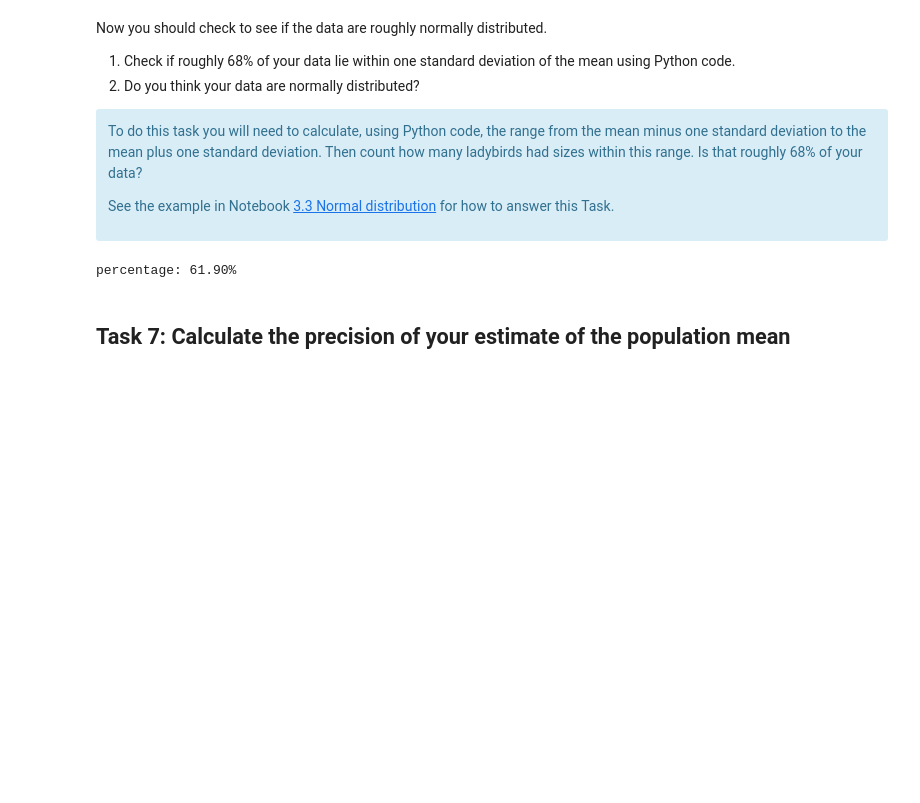
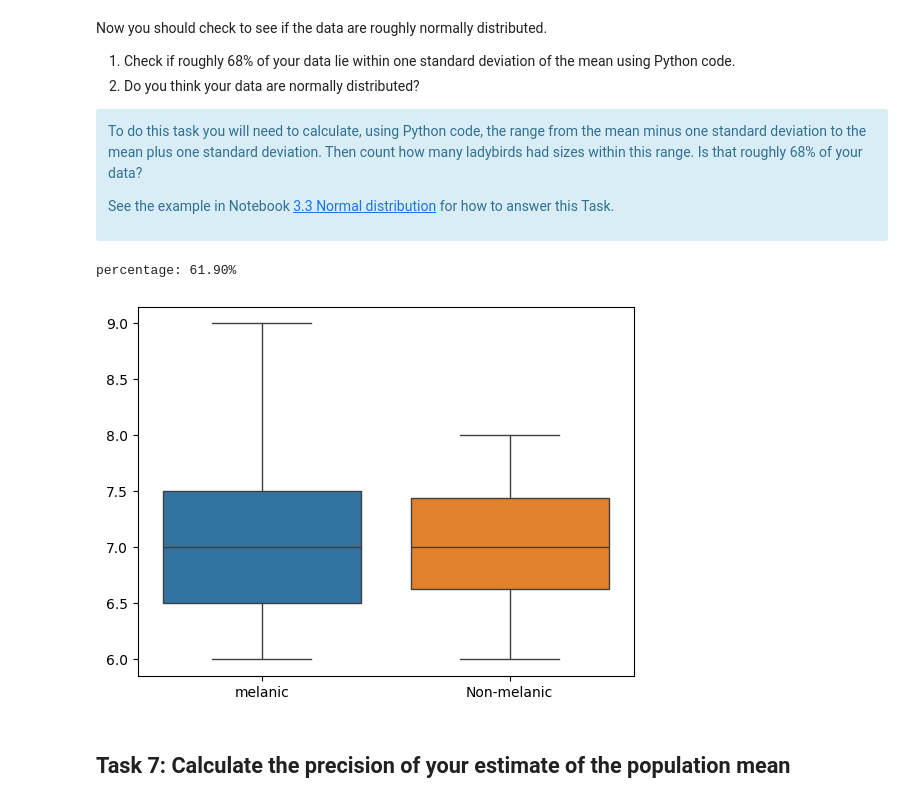
Before and after one commit to ZakarY2HM6f/Variation1, a Jupyter notebook: Ladybird Analysis Notebooks/Ladybird Analysis 1 - Estimating a population mean.ipynb, the cells around one changed output. Cells and saved outputs as stored; diff of their text form; code cells hidden in the pictures; blank space fills up the shorter version.

```diff
--- a/Ladybird Analysis Notebooks/Ladybird Analysis 1 - Estimating a population mean.ipynb
+++ b/Ladybird Analysis Notebooks/Ladybird Analysis 1 - Estimating a population mean.ipynb
@@ -118,12 +118,15 @@ See the example in Notebook [3.3 Normal distribution](../Self-study%20Notebooks/
 # %%
 lbound = m_mean - m_std
 hbound = m_mean + m_std
 count = sum((ladybugs["melanic"] > lbound) & (ladybugs["melanic"] < hbound))
 percentage = count / ladybugs["melanic"].count()
 
 print(f"percentage: {percentage:.2%}")
+
+g = sns.boxplot(ladybugs)
 # %% [output]
 percentage: 61.90%
+[figure, added]
 # %% [markdown]
 ## Task 7: Calculate the precision of your estimate of the population mean
 # %% [markdown]
```
Also changed, not shown: parts of 2 cells of this notebook, 1 other file.
